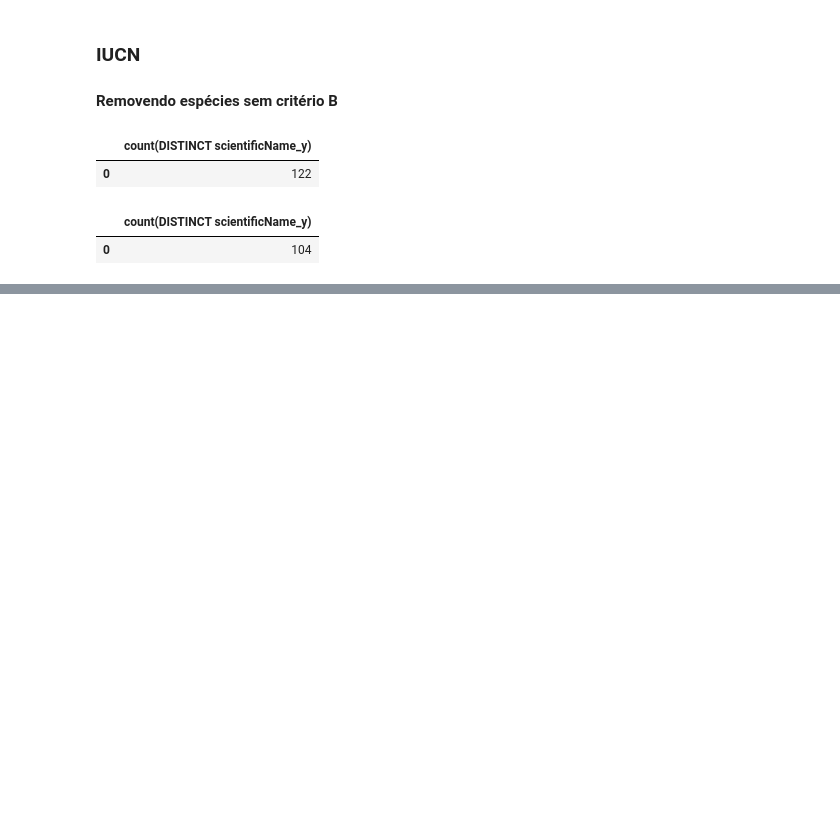
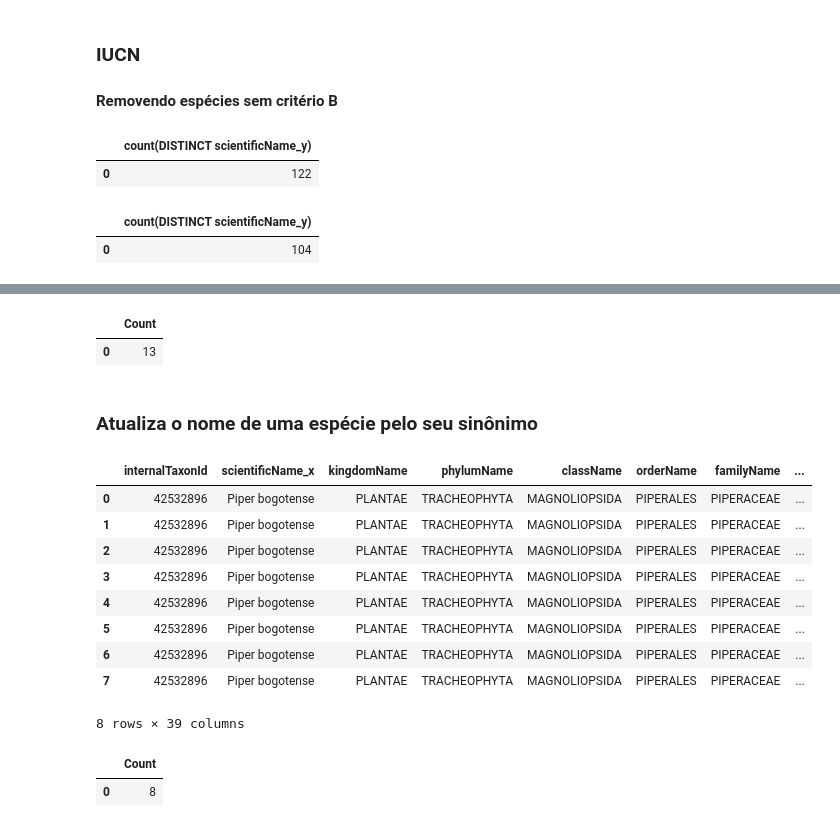
Before and after one commit to xaaaandao/din4072-applied-data-science, a Jupyter notebook: 05preprocess.ipynb, the cells around one changed output, grey strips where cells are left out. Saved outputs shown, nothing was run; the diff lists cells and outputs as text; code cells hidden in the pictures; blank space fills up the shorter version.

```diff
--- a/05preprocess.ipynb
+++ b/05preprocess.ipynb
@@ -37,0 +135,38 @@ conn.close()
+# %%
+conn.execute("""
+    DELETE FROM especies_nativas
+    WHERE scientificName_y='Piper curtispicum' OR
+    scientificName_y='Piper friedrichsthalii' OR
+    scientificName_y='Piper corrugatum';
+""").df()
+# %% [output]
+|  | Count |
+| 0 | 13 |
+# %% [markdown]
+### Atualiza o nome de uma espécie pelo seu sinônimo
+# %%
+conn.execute("""
+    SELECT *
+    FROM especies_nativas
+    WHERE scientificName_y='Piper bogotense';
+""").df()
+# %% [output]
+|  | internalTaxonId | scientificName_x | kingdomName | phylumName | className | orderName | familyName | ... |
+| 0 | 42532896 | Piper bogotense | PLANTAE | TRACHEOPHYTA | MAGNOLIOPSIDA | PIPERALES | PIPERACEAE | ... |
+| 1 | 42532896 | Piper bogotense | PLANTAE | TRACHEOPHYTA | MAGNOLIOPSIDA | PIPERALES | PIPERACEAE | ... |
+| 2 | 42532896 | Piper bogotense | PLANTAE | TRACHEOPHYTA | MAGNOLIOPSIDA | PIPERALES | PIPERACEAE | ... |
+| 3 | 42532896 | Piper bogotense | PLANTAE | TRACHEOPHYTA | MAGNOLIOPSIDA | PIPERALES | PIPERACEAE | ... |
+| 4 | 42532896 | Piper bogotense | PLANTAE | TRACHEOPHYTA | MAGNOLIOPSIDA | PIPERALES | PIPERACEAE | ... |
+| 5 | 42532896 | Piper bogotense | PLANTAE | TRACHEOPHYTA | MAGNOLIOPSIDA | PIPERALES | PIPERACEAE | ... |
+| 6 | 42532896 | Piper bogotense | PLANTAE | TRACHEOPHYTA | MAGNOLIOPSIDA | PIPERALES | PIPERACEAE | ... |
+| 7 | 42532896 | Piper bogotense | PLANTAE | TRACHEOPHYTA | MAGNOLIOPSIDA | PIPERALES | PIPERACEAE | ... |
+8 rows × 39 columns
+# %%
+conn.execute("""
+    UPDATE especies_nativas
+    SET scientificName_y='Piper barbatum'
+    WHERE scientificName_y='Piper bogotense';
+""").df()
+# %% [output]
+|  | Count |
+| 0 | 8 |
```
Also changed, not shown: parts of 14 cells of this notebook.
